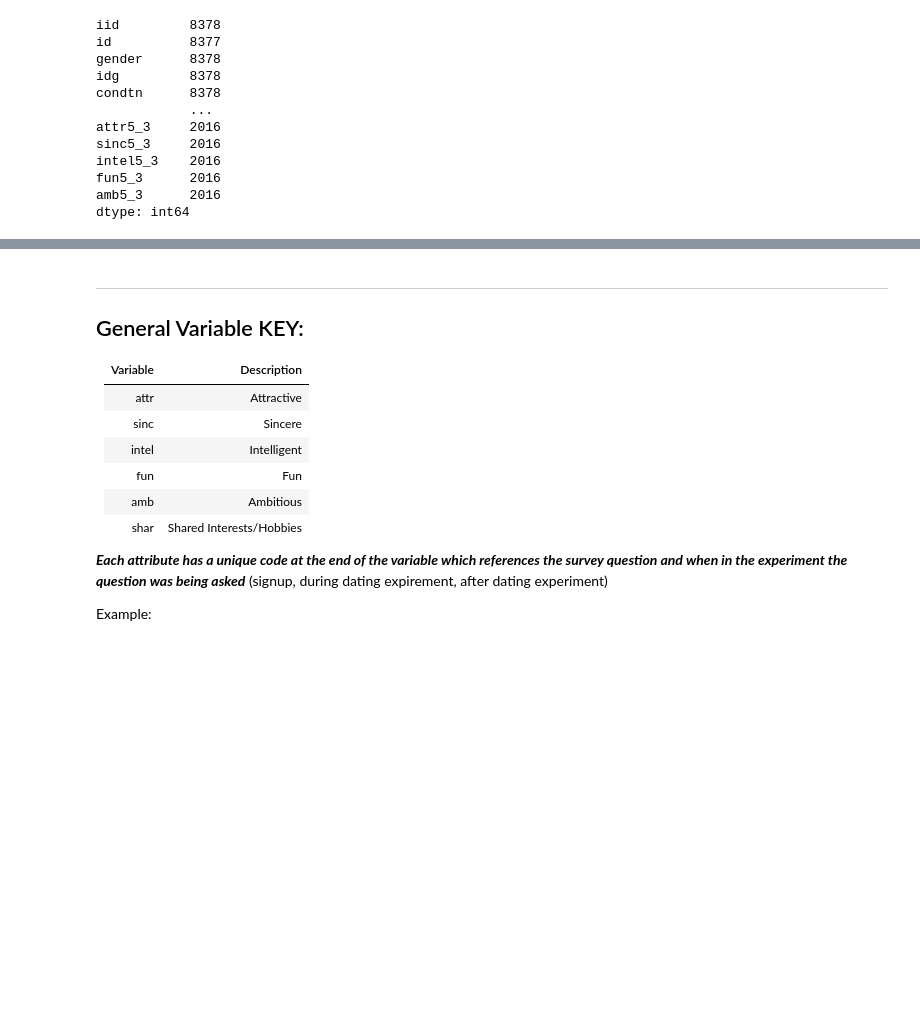
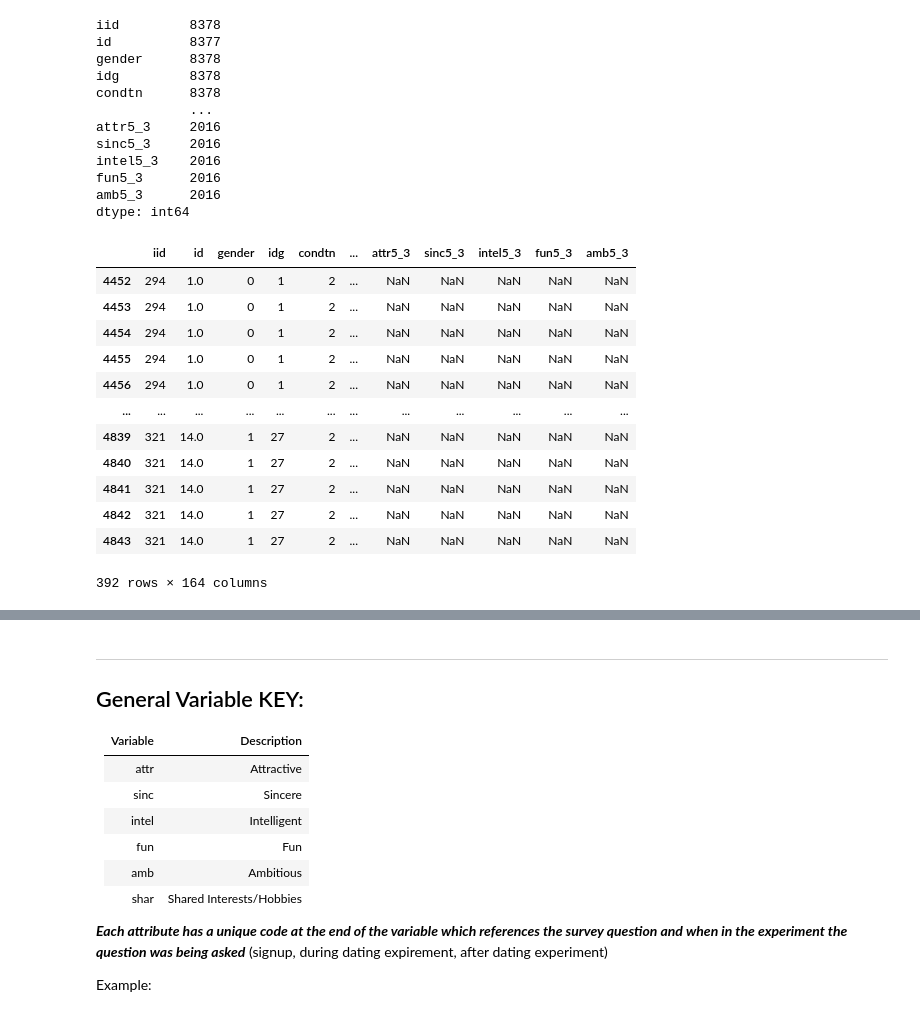
Before and after one commit to MirandaRemmer/DS-SF-23-work, a Jupyter notebook: final-project - MR/3/Final Project 3 - Speed Dating Experiment *revised*.ipynb, the cells around one changed output, grey strips where cells are left out. Cells and saved outputs as stored; diff of their text form; code cells hidden in the pictures; blank space fills up the shorter version.

```diff
--- a/final-project - MR/3/Final Project 3 - Speed Dating Experiment *revised*.ipynb
+++ b/final-project - MR/3/Final Project 3 - Speed Dating Experiment *revised*.ipynb
@@ -84,6 +113,8 @@ Index([u'iid', u'id', u'gender', u'idg', u'condtn', u'wave', u'round',
        u'attr3_3', u'sinc3_3', u'intel3_3', u'fun3_3', u'amb3_3', u'attr5_3',
        u'sinc5_3', u'intel5_3', u'fun5_3', u'amb5_3'],
       dtype='object', length=183)
+# %%
+df.drop(df_initial_survey, inplace = True, axis = 1)
 # %%
 df.info()
 # %% [output]
@@ -115,3 +146,21 @@ intel5_3    2016
 fun5_3      2016
 amb5_3      2016
 dtype: int64
+# %%
+df_12 = df[df.wave == 12]
+
+df_12
+# %% [output]
+|  | iid | id | gender | idg | condtn | ... | attr5_3 | sinc5_3 | intel5_3 | fun5_3 | amb5_3 |
+| 4452 | 294 | 1.0 | 0 | 1 | 2 | ... | NaN | NaN | NaN | NaN | NaN |
+| 4453 | 294 | 1.0 | 0 | 1 | 2 | ... | NaN | NaN | NaN | NaN | NaN |
+| 4454 | 294 | 1.0 | 0 | 1 | 2 | ... | NaN | NaN | NaN | NaN | NaN |
+| 4455 | 294 | 1.0 | 0 | 1 | 2 | ... | NaN | NaN | NaN | NaN | NaN |
+| 4456 | 294 | 1.0 | 0 | 1 | 2 | ... | NaN | NaN | NaN | NaN | NaN |
+| ... | ... | ... | ... | ... | ... | ... | ... | ... | ... | ... | ... |
+| 4839 | 321 | 14.0 | 1 | 27 | 2 | ... | NaN | NaN | NaN | NaN | NaN |
+| 4840 | 321 | 14.0 | 1 | 27 | 2 | ... | NaN | NaN | NaN | NaN | NaN |
+| 4841 | 321 | 14.0 | 1 | 27 | 2 | ... | NaN | NaN | NaN | NaN | NaN |
+| 4842 | 321 | 14.0 | 1 | 27 | 2 | ... | NaN | NaN | NaN | NaN | NaN |
+| 4843 | 321 | 14.0 | 1 | 27 | 2 | ... | NaN | NaN | NaN | NaN | NaN |
+392 rows × 164 columns
```
Also changed, not shown: parts of 82 cells of this notebook, 7 other files.
